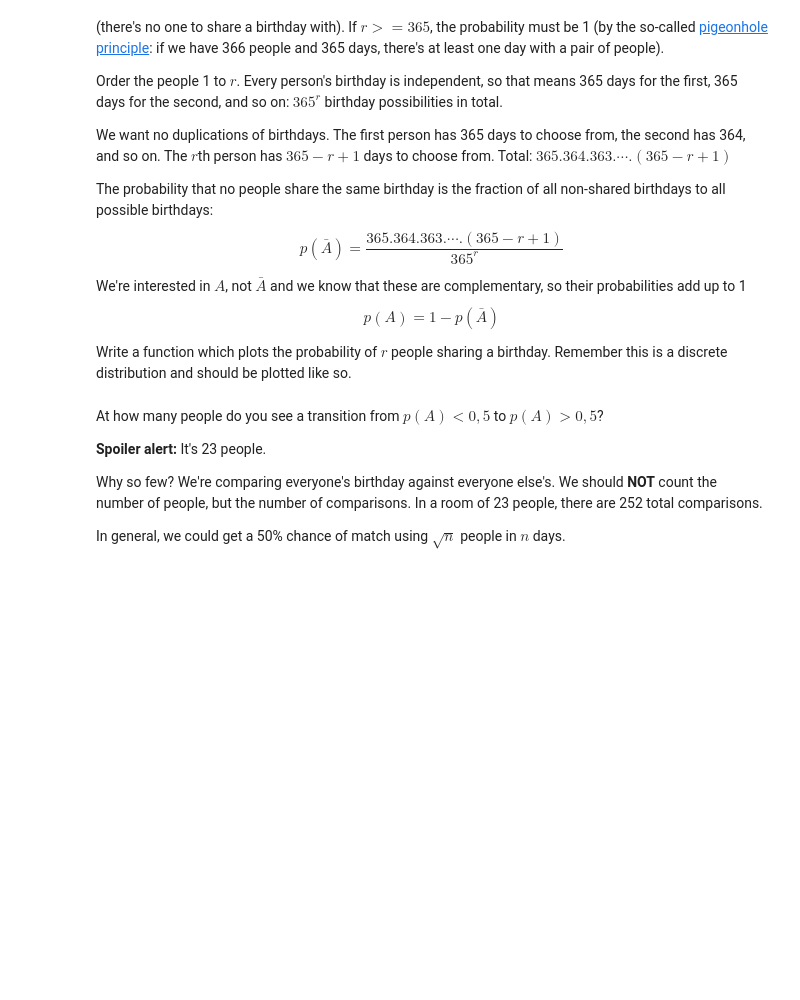
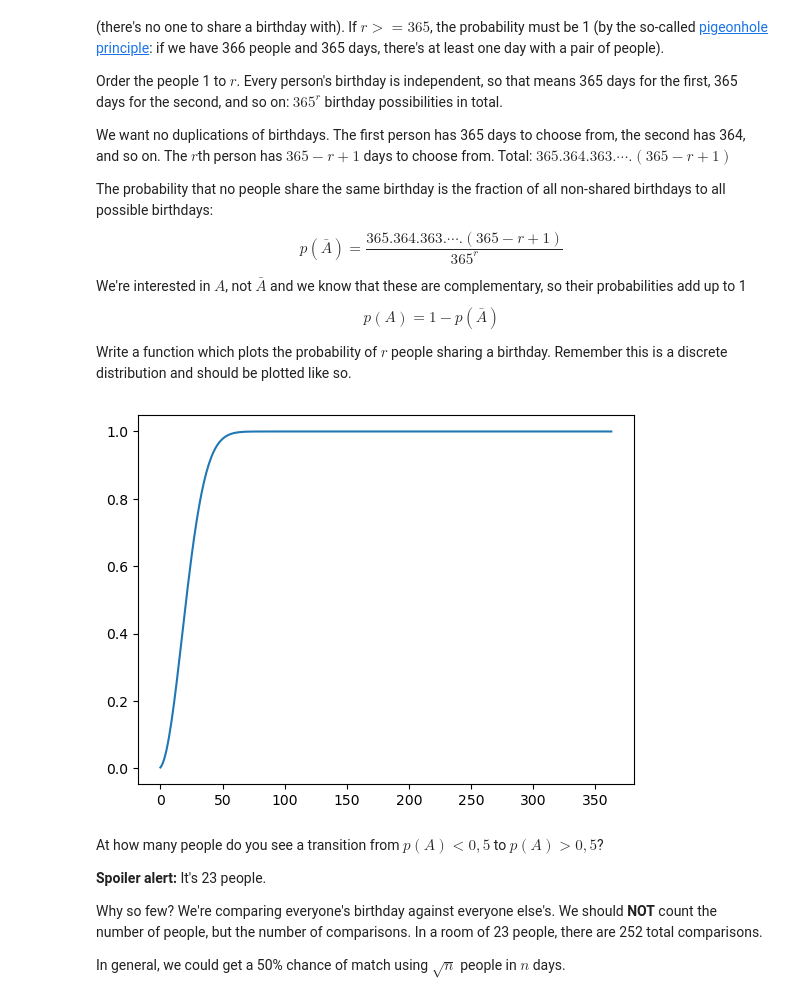
Before and after one commit to Yanislav991/Artificial-intelligence-AI-Exercises, a Jupyter notebook: Math Concepts For Developers/05. Probability and Combinatorics/Probability and Combinatorics Exercise.ipynb, the cells around one changed output. Drawn from its saved outputs; the diff is of its cells as text; code cells hidden in the pictures; blank space fills up the shorter version.

Commit message:
probability and combinatorics finishing the excercise

```diff
--- a/Math Concepts For Developers/05. Probability and Combinatorics/Probability and Combinatorics Exercise.ipynb
+++ b/Math Concepts For Developers/05. Probability and Combinatorics/Probability and Combinatorics Exercise.ipynb
@@ -202,17 +202,18 @@ We're interested in $A$, not $\bar{A}$ and we know that these are complementary,
 $$p(A) = 1 - p(\bar{A})$$
 
 Write a function which plots the probability of $r$ people sharing a birthday. Remember this is a discrete distribution and should be plotted like so.
-# %%
-def calculate_birthday_probability(r):
-    """
-    Returns the probability of r people sharing the same birthday. A year is
-    supposed to have 365 days
-    """
-    # Write your code here
-    pass
-
-probabilities = [calculate_birthday_probability(r) for r in np.arange(2, 366)]
-# TODO: Plot the probability distribution
+# %%
+def calculate_birthday_probability(n):
+    probability = 1
+    for i in range(1, n):
+        probability *= (365 - i) / 365
+    return 1 - probability
+
+probabilities = [calculate_birthday_probability(r) for r in np.arange(2, 366)]
+plt.plot(probabilities)
+plt.show()
+# %% [output]
+[figure, added]
 # %% [markdown]
 At how many people do you see a transition from $p(A) < 0,5$ to $p(A) > 0,5$?
 
```
Also changed, not shown: parts of 5 cells of this notebook.
